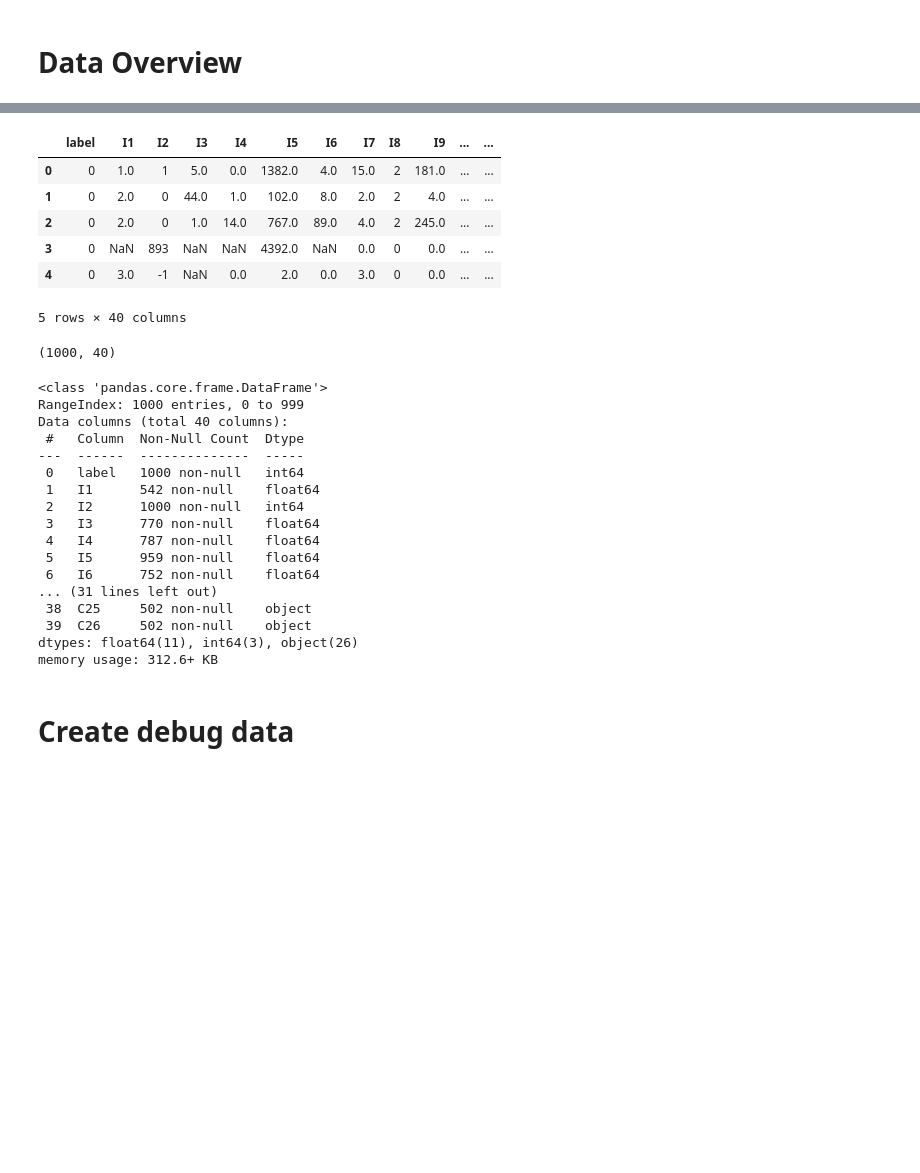
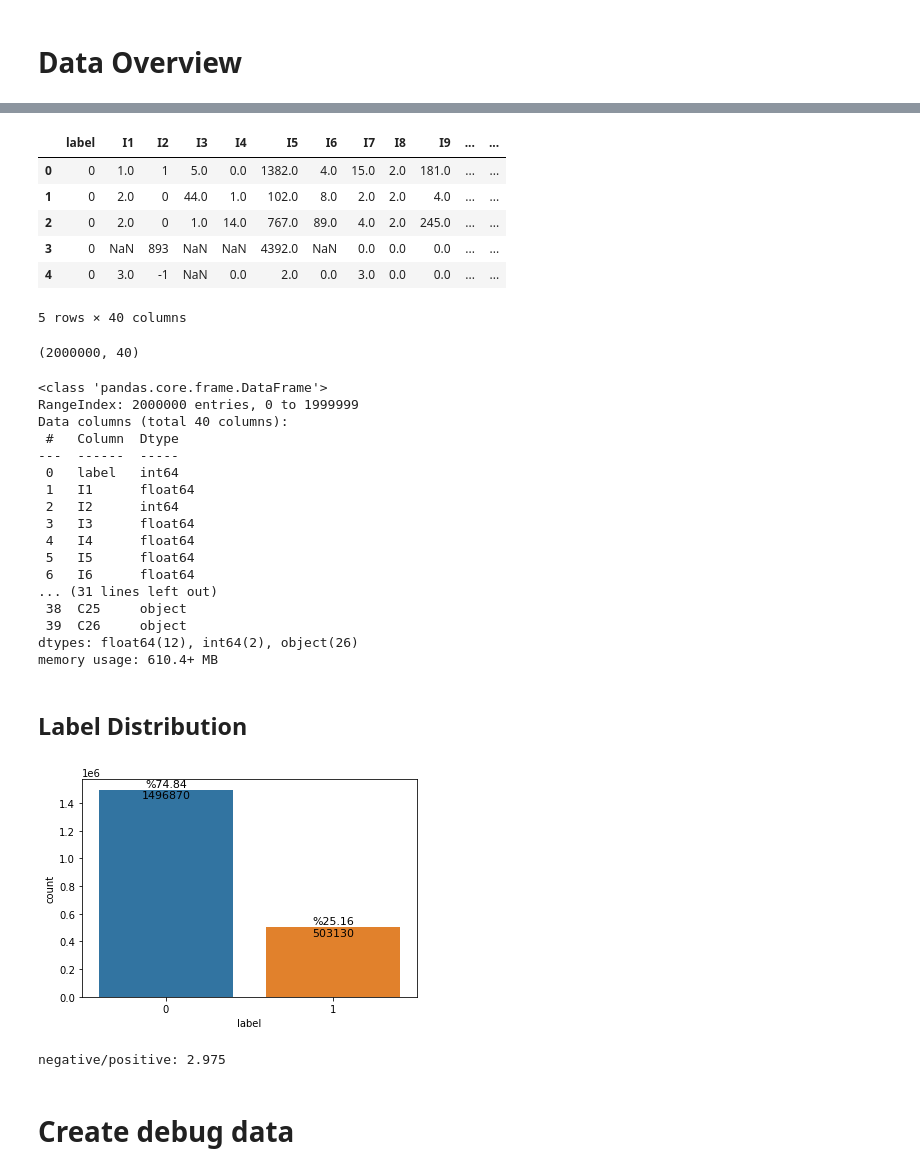
Before and after one commit to xiaoye-hua/recommendation_system, a Jupyter notebook: notebooks/cresio_CTR_data.ipynb, the cells around one changed output, grey strips where cells are left out. Drawn from its saved outputs; the diff is of its cells as text; code cells hidden in the pictures; blank space fills up the shorter version.

```diff
--- a/notebooks/cresio_CTR_data.ipynb
+++ b/notebooks/cresio_CTR_data.ipynb
@@ -20,7 +22,7 @@ The autoreload extension is already loaded. To reload it, use:
 # %% [markdown]
 # Config
 # %%
-# criteo_data_dir = '../data/raw_criteo_data/train.txt'
-criteo_data_dir = '../data/debug/criteo//train.txt'
+criteo_data_dir = '../data/raw_criteo_data/train.txt'
+# criteo_data_dir = '../data/debug/criteo//train.txt'
 # %% [markdown]
 # Data Overview
@@ -47,42 +29,52 @@ read_csv(filepath_or_buffer: 'FilePathOrBuffer', sep=<no_default>, delimiter=Non
 # %%
 df = pd.read_csv(criteo_data_dir,
-#                  nrows=1000,
+                 nrows=2000000,
                  sep=criteo_csv_sep,
                  header=None, names=criteo_df_cols)
 # %%
 df.head()
 # %% [output]
 |  | label | I1 | I2 | I3 | I4 | I5 | I6 | I7 | I8 | I9 | ... | ... |
-| 0 | 0 | 1.0 | 1 | 5.0 | 0.0 | 1382.0 | 4.0 | 15.0 | 2 | 181.0 | ... | ... |
-| 1 | 0 | 2.0 | 0 | 44.0 | 1.0 | 102.0 | 8.0 | 2.0 | 2 | 4.0 | ... | ... |
-| 2 | 0 | 2.0 | 0 | 1.0 | 14.0 | 767.0 | 89.0 | 4.0 | 2 | 245.0 | ... | ... |
-| 3 | 0 | NaN | 893 | NaN | NaN | 4392.0 | NaN | 0.0 | 0 | 0.0 | ... | ... |
-| 4 | 0 | 3.0 | -1 | NaN | 0.0 | 2.0 | 0.0 | 3.0 | 0 | 0.0 | ... | ... |
+| 0 | 0 | 1.0 | 1 | 5.0 | 0.0 | 1382.0 | 4.0 | 15.0 | 2.0 | 181.0 | ... | ... |
+| 1 | 0 | 2.0 | 0 | 44.0 | 1.0 | 102.0 | 8.0 | 2.0 | 2.0 | 4.0 | ... | ... |
+| 2 | 0 | 2.0 | 0 | 1.0 | 14.0 | 767.0 | 89.0 | 4.0 | 2.0 | 245.0 | ... | ... |
+| 3 | 0 | NaN | 893 | NaN | NaN | 4392.0 | NaN | 0.0 | 0.0 | 0.0 | ... | ... |
+| 4 | 0 | 3.0 | -1 | NaN | 0.0 | 2.0 | 0.0 | 3.0 | 0.0 | 0.0 | ... | ... |
 5 rows × 40 columns
 # %%
 df.shape
 # %% [output]
-(1000, 40)
+(2000000, 40)
 # %%
 df.info()
 # %% [output]
 <class 'pandas.core.frame.DataFrame'>
-RangeIndex: 1000 entries, 0 to 999
+RangeIndex: 2000000 entries, 0 to 1999999
 Data columns (total 40 columns):
- #   Column  Non-Null Count  Dtype
----  ------  --------------  -----
- 0   label   1000 non-null   int64
- 1   I1      542 non-null    float64
- 2   I2      1000 non-null   int64
- 3   I3      770 non-null    float64
- 4   I4      787 non-null    float64
- 5   I5      959 non-null    float64
- 6   I6      752 non-null    float64
+ #   Column  Dtype
+---  ------  -----
+ 0   label   int64
+ 1   I1      float64
+ 2   I2      int64
+ 3   I3      float64
+ 4   I4      float64
+ 5   I5      float64
+ 6   I6      float64
 ... (31 lines left out)
- 38  C25     502 non-null    object
- 39  C26     502 non-null    object
-dtypes: float64(11), int64(3), object(26)
-memory usage: 312.6+ KB
+ 38  C25     object
+ 39  C26     object
+dtypes: float64(12), int64(2), object(26)
+memory usage: 610.4+ MB
+# %% [markdown]
+## Label Distribution
+# %%
+count_plot(df=df, col="label")
+# %% [output]
+[figure, added]
+# %%
+print(f"negative/positive: {round(74.84/25.16, 3)}")
+# %% [output]
+negative/positive: 2.975
 # %% [markdown]
 # Create debug data
 # %%
```
Also changed, not shown: parts of 13 cells of this notebook, 8 other files.
